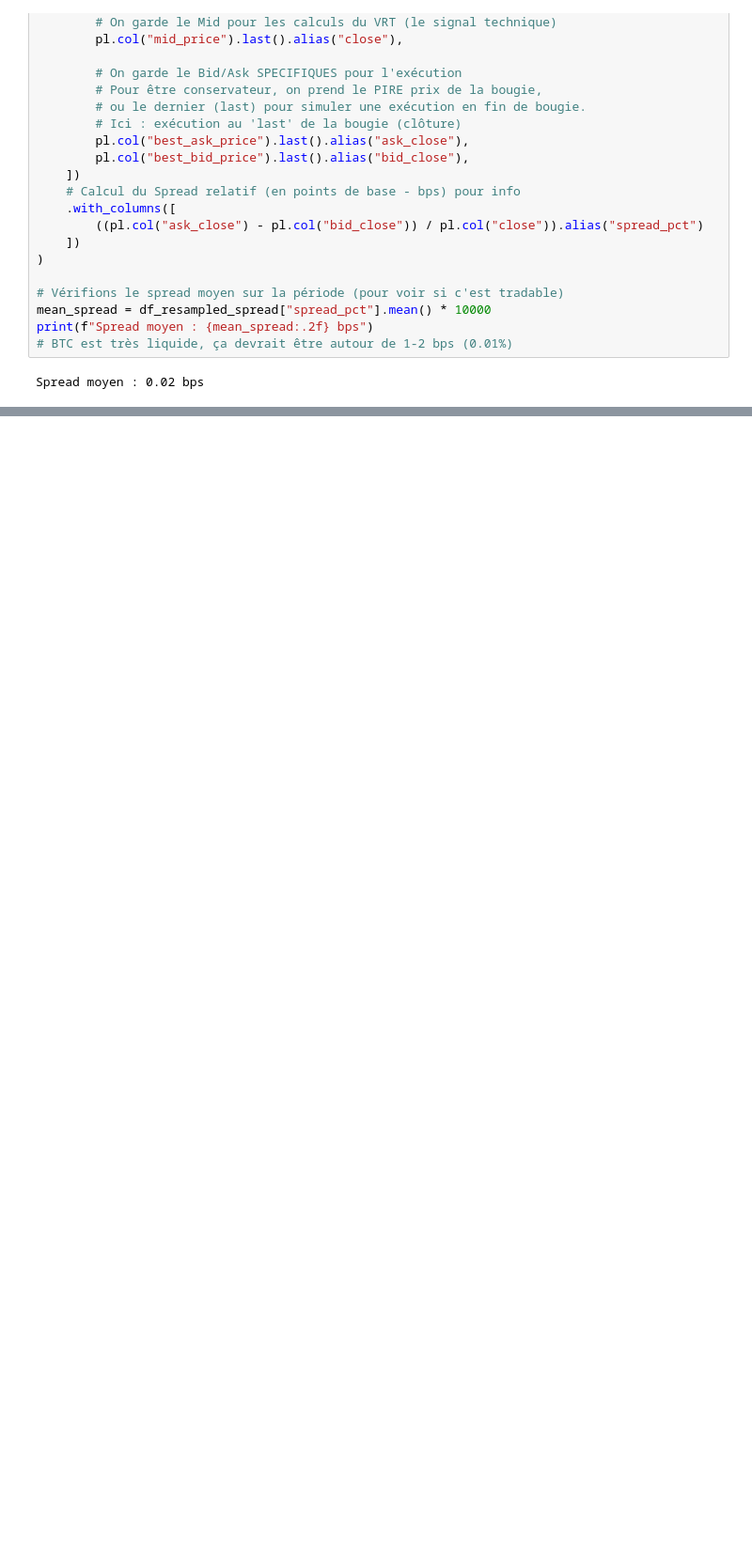
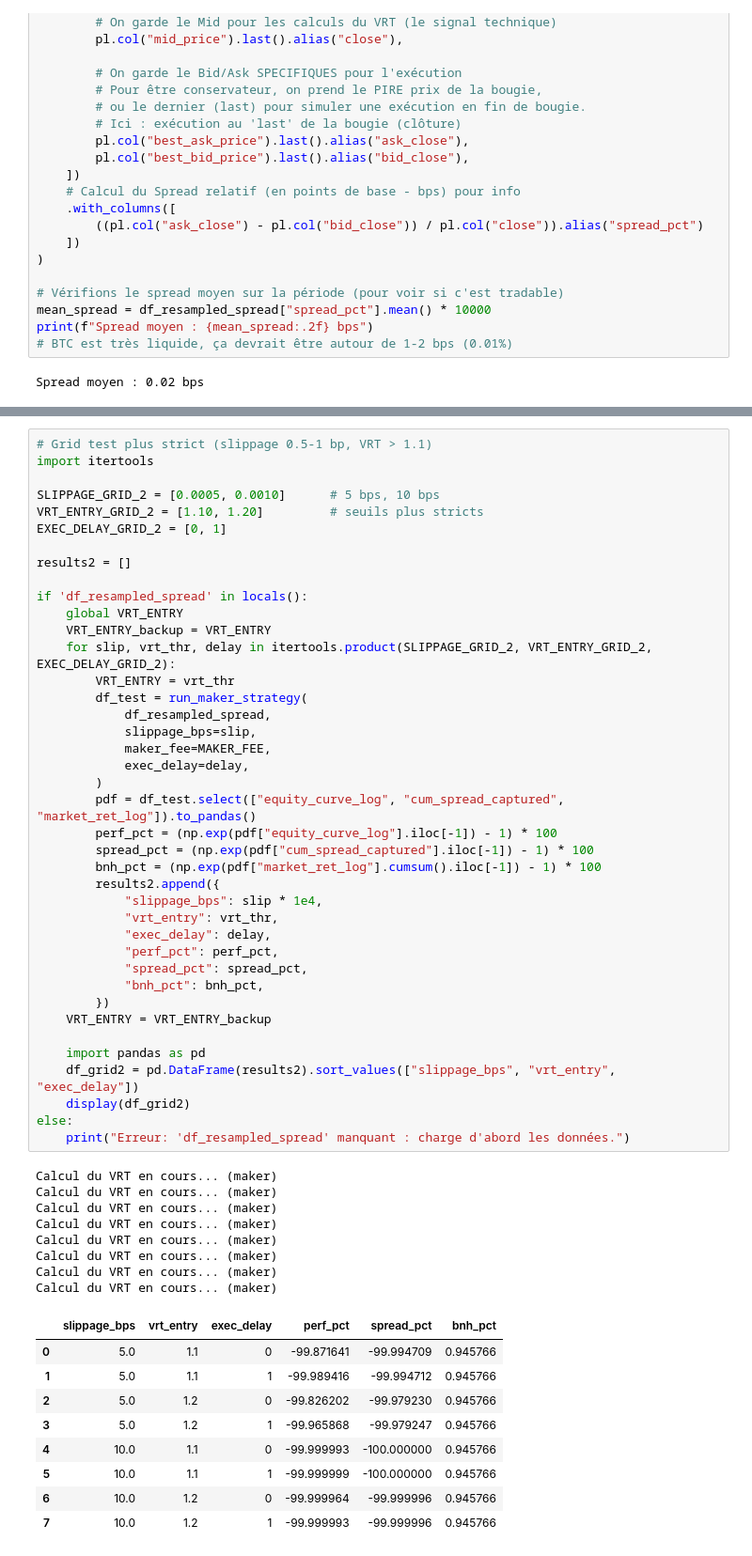
Before and after one commit to 333Rosky/strategy_library, a Jupyter notebook: High Frequency Trading/hft_romain.ipynb, the cells around one changed output, grey strips where cells are left out. Shown: that part at 94% size. Cells and saved outputs as stored; diff of their text form; blank space fills up the shorter version.

```diff
--- a/High Frequency Trading/hft_romain.ipynb
+++ b/High Frequency Trading/hft_romain.ipynb
@@ -280,3 +383,61 @@ Dont gains Spread: 1.75%
+# %%
+# Grid test plus strict (slippage 0.5-1 bp, VRT > 1.1)
+import itertools
+
+SLIPPAGE_GRID_2 = [0.0005, 0.0010]      # 5 bps, 10 bps
+VRT_ENTRY_GRID_2 = [1.10, 1.20]         # seuils plus stricts
+EXEC_DELAY_GRID_2 = [0, 1]
+
+results2 = []
+
+if 'df_resampled_spread' in locals():
+    global VRT_ENTRY
+    VRT_ENTRY_backup = VRT_ENTRY
+    for slip, vrt_thr, delay in itertools.product(SLIPPAGE_GRID_2, VRT_ENTRY_GRID_2, EXEC_DELAY_GRID_2):
+        VRT_ENTRY = vrt_thr
+        df_test = run_maker_strategy(
+            df_resampled_spread,
+            slippage_bps=slip,
+            maker_fee=MAKER_FEE,
+            exec_delay=delay,
+        )
+        pdf = df_test.select(["equity_curve_log", "cum_spread_captured", "market_ret_log"]).to_pandas()
+        perf_pct = (np.exp(pdf["equity_curve_log"].iloc[-1]) - 1) * 100
+        spread_pct = (np.exp(pdf["cum_spread_captured"].iloc[-1]) - 1) * 100
+        bnh_pct = (np.exp(pdf["market_ret_log"].cumsum().iloc[-1]) - 1) * 100
+        results2.append({
+            "slippage_bps": slip * 1e4,
+            "vrt_entry": vrt_thr,
+            "exec_delay": delay,
+            "perf_pct": perf_pct,
+            "spread_pct": spread_pct,
+            "bnh_pct": bnh_pct,
+        })
+    VRT_ENTRY = VRT_ENTRY_backup
+
+    import pandas as pd
+    df_grid2 = pd.DataFrame(results2).sort_values(["slippage_bps", "vrt_entry", "exec_delay"])
+    display(df_grid2)
+else:
+    print("Erreur: 'df_resampled_spread' manquant : charge d'abord les données.")
+# %% [output]
+Calcul du VRT en cours... (maker)
+Calcul du VRT en cours... (maker)
+Calcul du VRT en cours... (maker)
+Calcul du VRT en cours... (maker)
+Calcul du VRT en cours... (maker)
+Calcul du VRT en cours... (maker)
+Calcul du VRT en cours... (maker)
+Calcul du VRT en cours... (maker)
+|  | slippage_bps | vrt_entry | exec_delay | perf_pct | spread_pct | bnh_pct |
+| 0 | 5.0 | 1.1 | 0 | -99.871641 | -99.994709 | 0.945766 |
+| 1 | 5.0 | 1.1 | 1 | -99.989416 | -99.994712 | 0.945766 |
+| 2 | 5.0 | 1.2 | 0 | -99.826202 | -99.979230 | 0.945766 |
+| 3 | 5.0 | 1.2 | 1 | -99.965868 | -99.979247 | 0.945766 |
+| 4 | 10.0 | 1.1 | 0 | -99.999993 | -100.000000 | 0.945766 |
+| 5 | 10.0 | 1.1 | 1 | -99.999999 | -100.000000 | 0.945766 |
+| 6 | 10.0 | 1.2 | 0 | -99.999964 | -99.999996 | 0.945766 |
+| 7 | 10.0 | 1.2 | 1 | -99.999993 | -99.999996 | 0.945766 |
 # %%
 import polars as pl
 import numpy as np
```
Also changed, not shown: parts of 10 cells of this notebook.
